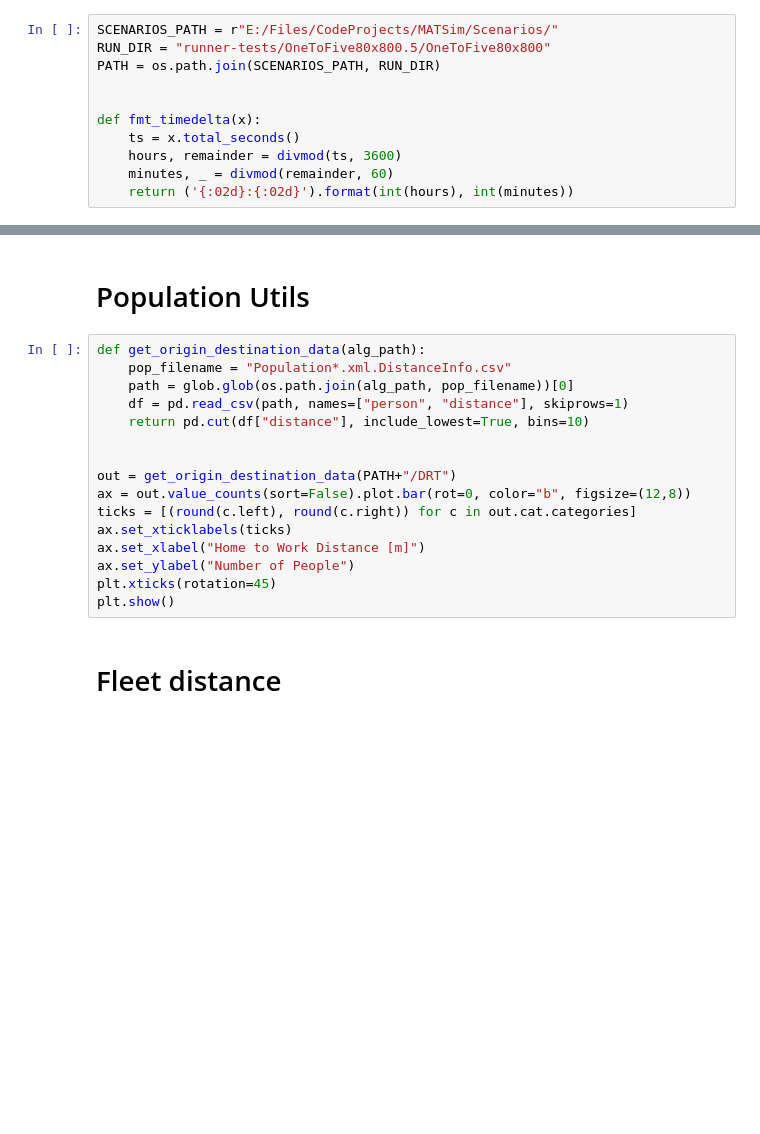
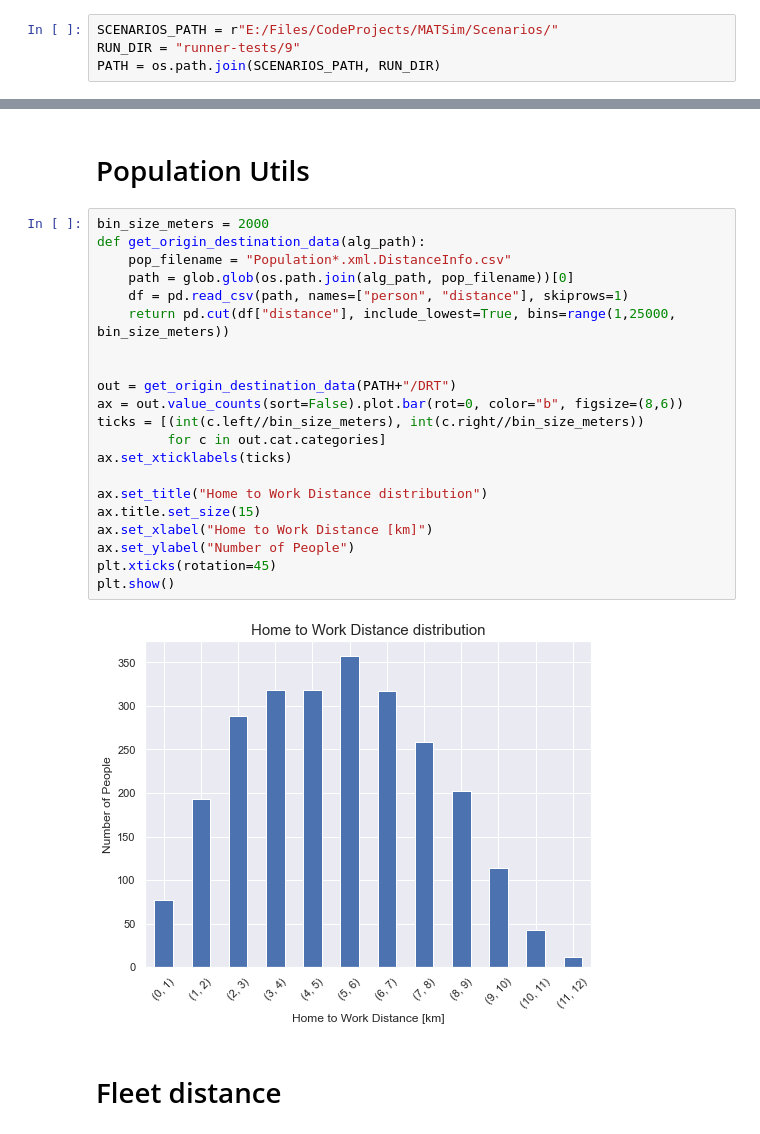
Before and after one commit to geosimlab/synthetic-cities, a Jupyter notebook: src/main/python/analysis/SimulationAnalysis.ipynb, the cells around one changed output, grey strips where cells are left out. Saved outputs shown, nothing was run; the diff lists cells and outputs as text; blank space fills up the shorter version.

Commit message:
new graphs design

```diff
--- a/src/main/python/analysis/SimulationAnalysis.ipynb
+++ b/src/main/python/analysis/SimulationAnalysis.ipynb
@@ -13,15 +13,8 @@ import vehicles
 # General Utils
 # %%
 SCENARIOS_PATH = r"E:/Files/CodeProjects/MATSim/Scenarios/"
-RUN_DIR = "runner-tests/OneToFive80x800.5/OneToFive80x800"
+RUN_DIR = "runner-tests/9"
 PATH = os.path.join(SCENARIOS_PATH, RUN_DIR)
-
-
-def fmt_timedelta(x):
-    ts = x.total_seconds()
-    hours, remainder = divmod(ts, 3600)
-    minutes, _ = divmod(remainder, 60)
-    return ('{:02d}:{:02d}').format(int(hours), int(minutes))
 # %% [markdown]
 # Wait time utils
 # %%
@@ -30,21 +31,28 @@ pd.DataFrame(r).stack().unstack(level=-2)
 # %% [markdown]
 # Population Utils
 # %%
+bin_size_meters = 2000
 def get_origin_destination_data(alg_path):
     pop_filename = "Population*.xml.DistanceInfo.csv"
     path = glob.glob(os.path.join(alg_path, pop_filename))[0]
     df = pd.read_csv(path, names=["person", "distance"], skiprows=1)
-    return pd.cut(df["distance"], include_lowest=True, bins=10)
+    return pd.cut(df["distance"], include_lowest=True, bins=range(1,25000, bin_size_meters))
 
 
 out = get_origin_destination_data(PATH+"/DRT")
-ax = out.value_counts(sort=False).plot.bar(rot=0, color="b", figsize=(12,8))
-ticks = [(round(c.left), round(c.right)) for c in out.cat.categories]
+ax = out.value_counts(sort=False).plot.bar(rot=0, color="b", figsize=(8,6))
+ticks = [(int(c.left//bin_size_meters), int(c.right//bin_size_meters))
+         for c in out.cat.categories]
 ax.set_xticklabels(ticks)
-ax.set_xlabel("Home to Work Distance [m]")
+
+ax.set_title("Home to Work Distance distribution")
+ax.title.set_size(15)
+ax.set_xlabel("Home to Work Distance [km]")
 ax.set_ylabel("Number of People")
 plt.xticks(rotation=45)
 plt.show()
+# %% [output]
+[figure, added]
 # %% [markdown]
 # Fleet distance
 # %%
```
Also changed, not shown: parts of 6 cells of this notebook, 2 other files.
